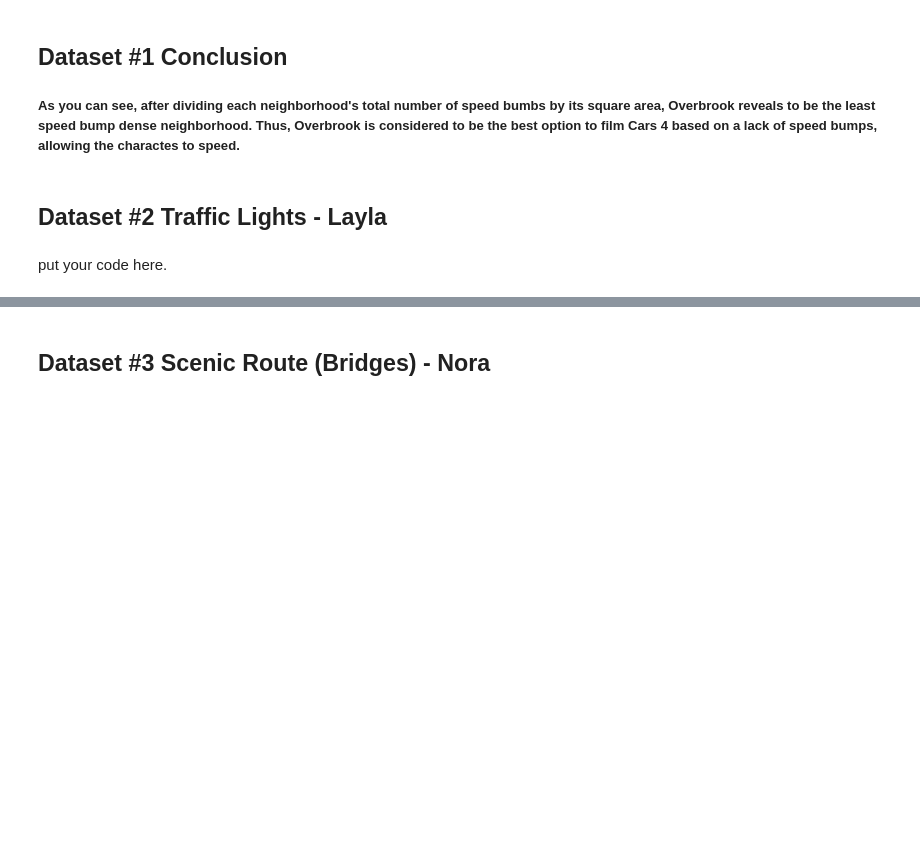
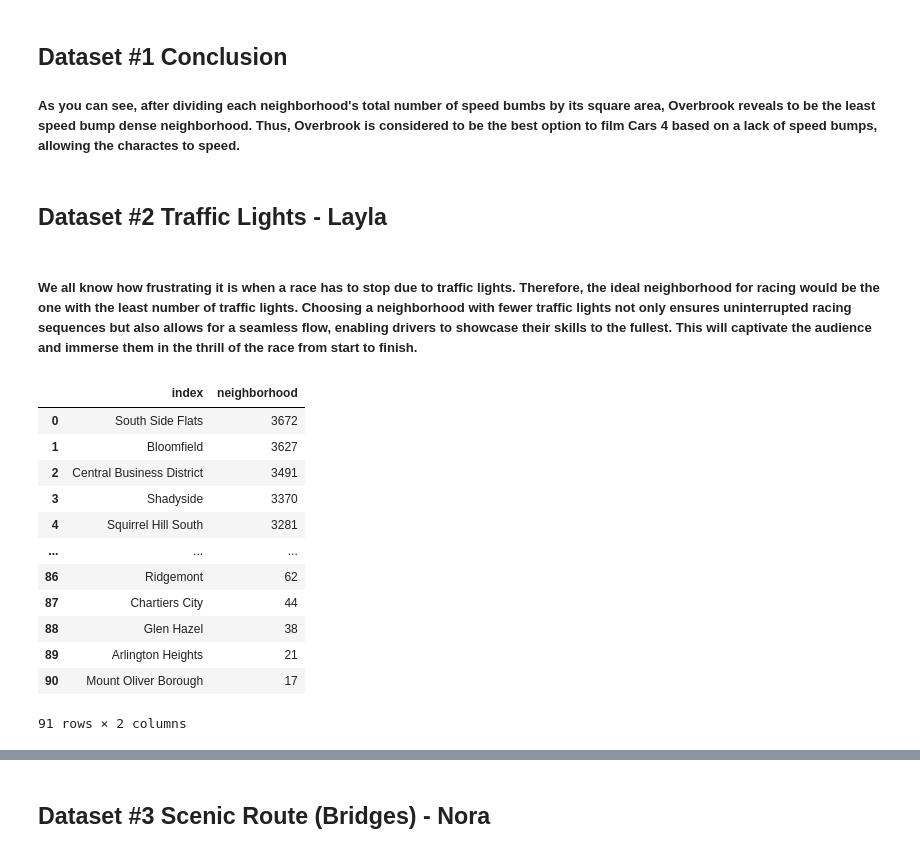
Before and after one commit to norarich/Final-Project, a Jupyter notebook: Final Notebook.ipynb, the cells around one changed output, grey strips where cells are left out. Saved outputs shown, nothing was run; the diff lists cells and outputs as text; code cells hidden in the pictures; blank space fills up the shorter version.

```diff
--- a/Final Notebook.ipynb
+++ b/Final Notebook.ipynb
@@ -91,5 +91,5 @@ Polish Hill                      23.422473
 ##### As you can see, after dividing each neighborhood's total number of speed bumbs by its square area, Overbrook reveals to be the least speed bump dense neighborhood. Thus, Overbrook is considered to be the best option to film Cars 4 based on a lack of speed bumps, allowing the charactes to speed.
 # %% [markdown]
 ## Dataset #2 Traffic Lights - Layla
-# %% [markdown]
-put your code here.
+# %% [markdown]
+##### We all know how frustrating it is when a race has to stop due to traffic lights. Therefore, the ideal neighborhood for racing would be the one with the least number of traffic lights. Choosing a neighborhood with fewer traffic lights not only ensures uninterrupted racing sequences but also allows for a seamless flow, enabling drivers to showcase their skills to the fullest. This will captivate the audience and immerse them in the thrill of the race from start to finish.
@@ -95,0 +98,22 @@ put your code here.
+# %%
+#import Traffic Lights dataset
+TrafficLights = pd.read_csv('TrafficLights.csv')
+counts = TrafficLights['neighborhood'].value_counts()
+
+counts.to_frame()
+counts= counts.reset_index()
+counts
+# %% [output]
+|  | index | neighborhood |
+| 0 | South Side Flats | 3672 |
+| 1 | Bloomfield | 3627 |
+| 2 | Central Business District | 3491 |
+| 3 | Shadyside | 3370 |
+| 4 | Squirrel Hill South | 3281 |
+| ... | ... | ... |
+| 86 | Ridgemont | 62 |
+| 87 | Chartiers City | 44 |
+| 88 | Glen Hazel | 38 |
+| 89 | Arlington Heights | 21 |
+| 90 | Mount Oliver Borough | 17 |
+91 rows × 2 columns
```
Also changed, not shown: parts of 7 cells of this notebook.
